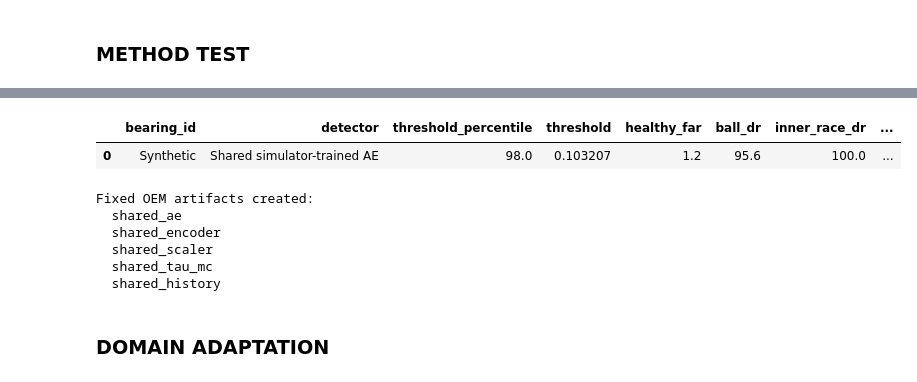
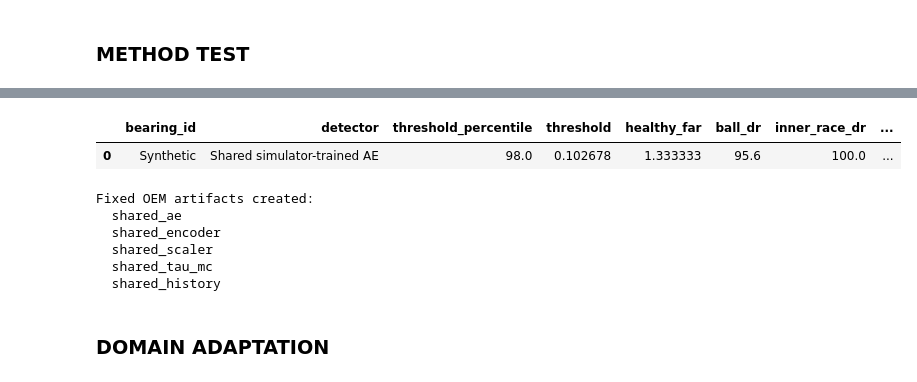
Before and after one commit to eduardodisanti/inverse_problem, a Jupyter notebook: journal_paper/bearing_autoencoder_cwru_per_asset.ipynb, the cells around one changed output, grey strips where cells are left out. Cells and saved outputs as stored; diff of their text form; code cells hidden in the pictures.

```diff
--- a/journal_paper/bearing_autoencoder_cwru_per_asset.ipynb
+++ b/journal_paper/bearing_autoencoder_cwru_per_asset.ipynb
@@ -564,7 +564,7 @@ display(stability)
 # TRAIN THE FIXED OEM / SHARED SIMULATOR-TRAINED MODEL
 # =====================================================================
 
-from bearing_simulator import BearingSignalSimulator
+from bearing_simulator import CWRU_PARAMS, BearingSignalSimulator
 
 # ---------------------------------------------------------------------
 # Reproducibility
@@ -587,7 +587,7 @@ except Exception:
 # Synthetic dataset configuration
 # ---------------------------------------------------------------------
 
-shared_simulator = BearingSignalSimulator()
+shared_simulator = BearingSignalSimulator(CWRU_PARAMS)
 shared_sig_len = len(shared_simulator.t)
 
 SYNTHETIC_REGIMES = [
@@ -859,5 +859,5 @@ Synthetic validation threshold τ_MC (p98) = 0.103207
 |  | bearing_id | detector | threshold_percentile | threshold | healthy_far | ball_dr | inner_race_dr | ... |
-| 0 | Synthetic | Shared simulator-trained AE | 98.0 | 0.103207 | 1.2 | 95.6 | 100.0 | ... |
+| 0 | Synthetic | Shared simulator-trained AE | 98.0 | 0.102678 | 1.333333 | 95.6 | 100.0 | ... |
 Fixed OEM artifacts created:
   shared_ae
   shared_encoder
```
Also changed, not shown: parts of 9 cells of this notebook, 10 other files.
